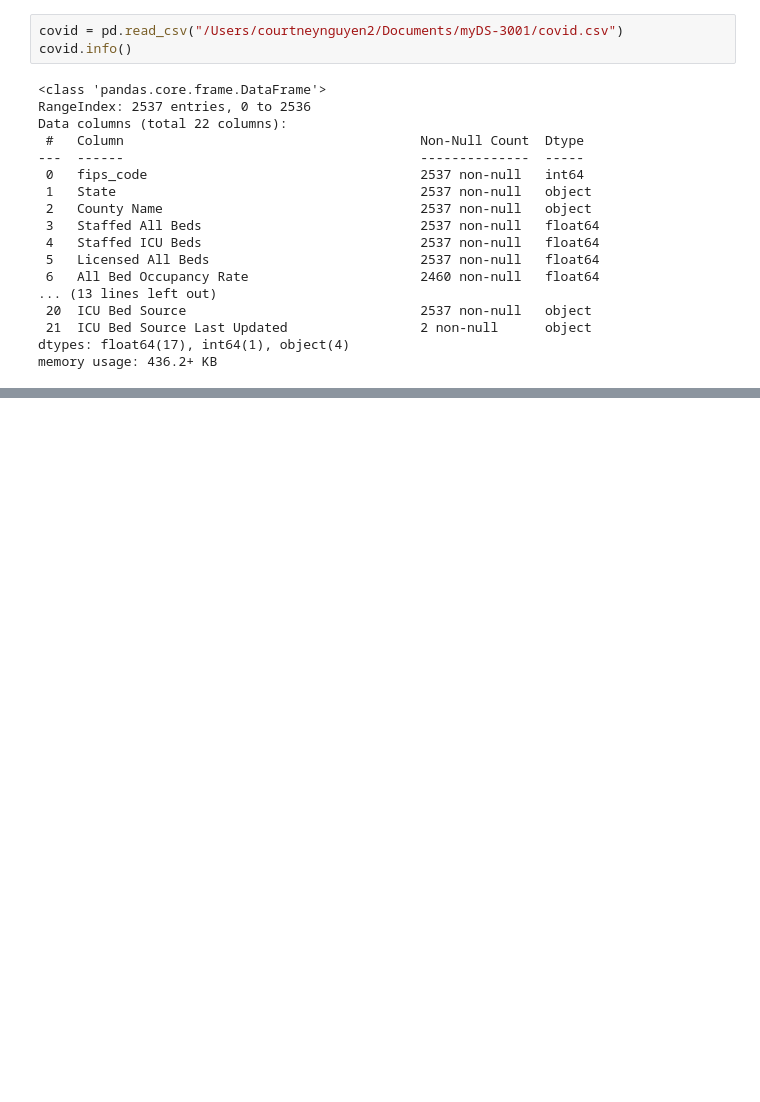
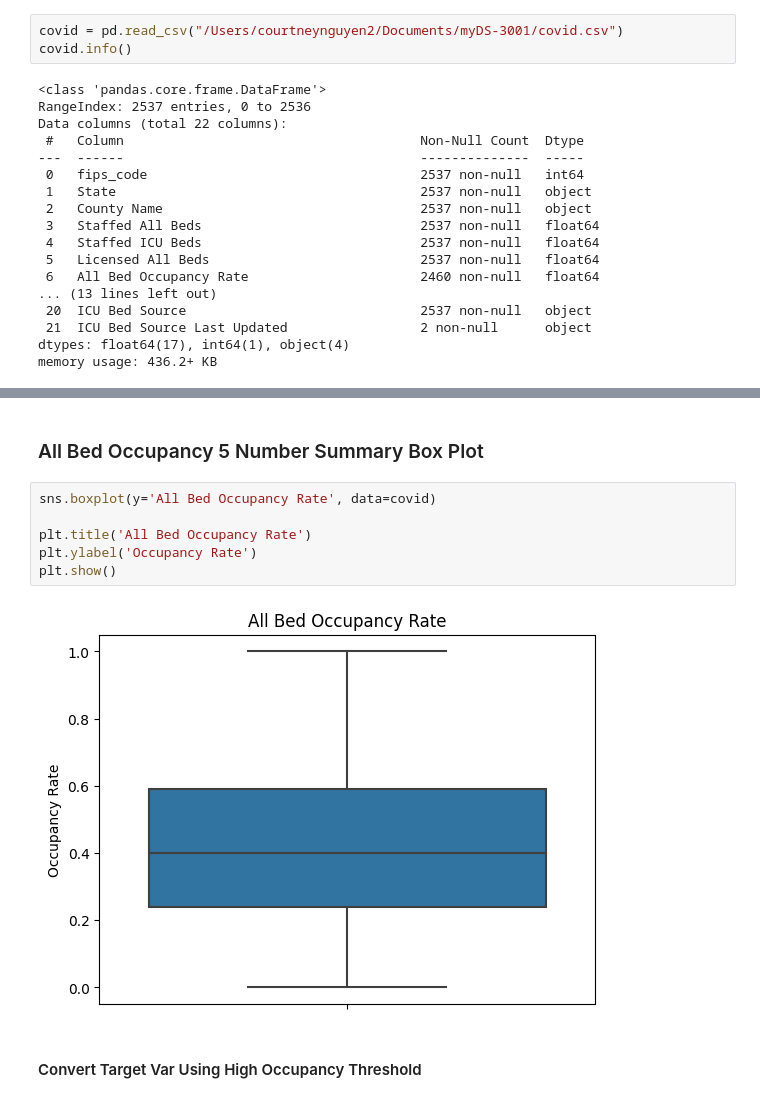
Before and after one commit to CourtneyN387/DS3001-Final, a Jupyter notebook: ds3001-final.ipynb, the cells around one changed output, grey strips where cells are left out. Drawn from its saved outputs; the diff is of its cells as text; blank space fills up the shorter version.

```diff
--- a/ds3001-final.ipynb
+++ b/ds3001-final.ipynb
@@ -33,0 +90,12 @@ memory usage: 436.2+ KB
+# %% [markdown]
+### All Bed Occupancy 5 Number Summary Box Plot
+# %%
+sns.boxplot(y='All Bed Occupancy Rate', data=covid)
+
+plt.title('All Bed Occupancy Rate')
+plt.ylabel('Occupancy Rate')
+plt.show()
+# %% [output]
+[figure, added]
+# %% [markdown]
+#### Convert Target Var Using High Occupancy Threshold
```
Also changed, not shown: parts of 43 cells of this notebook, 1 other file.
